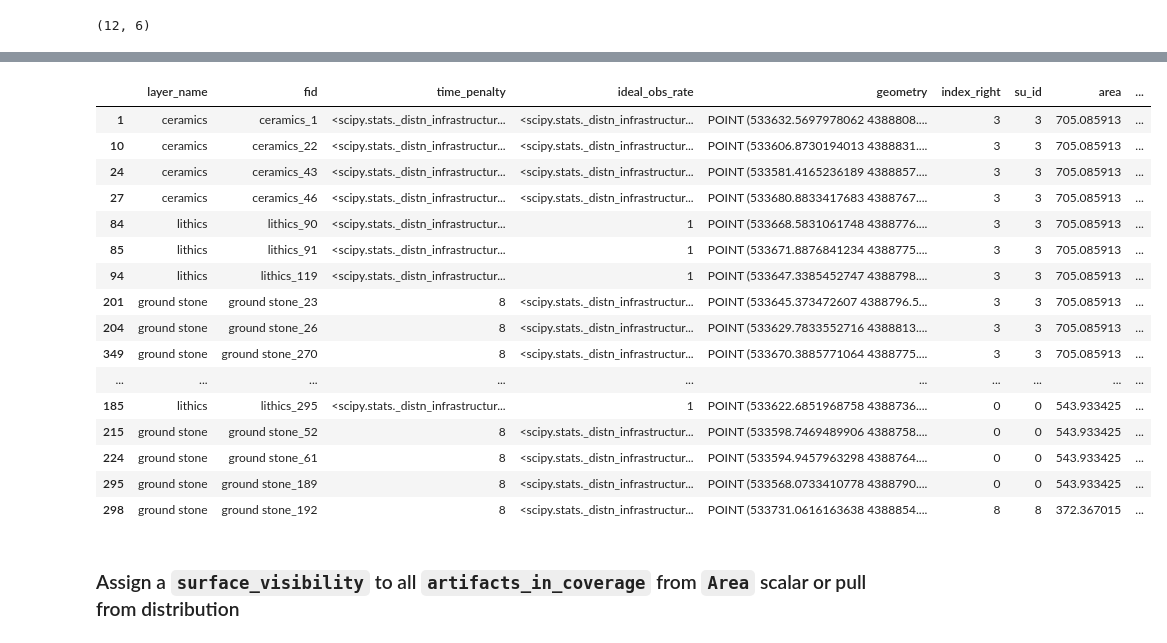
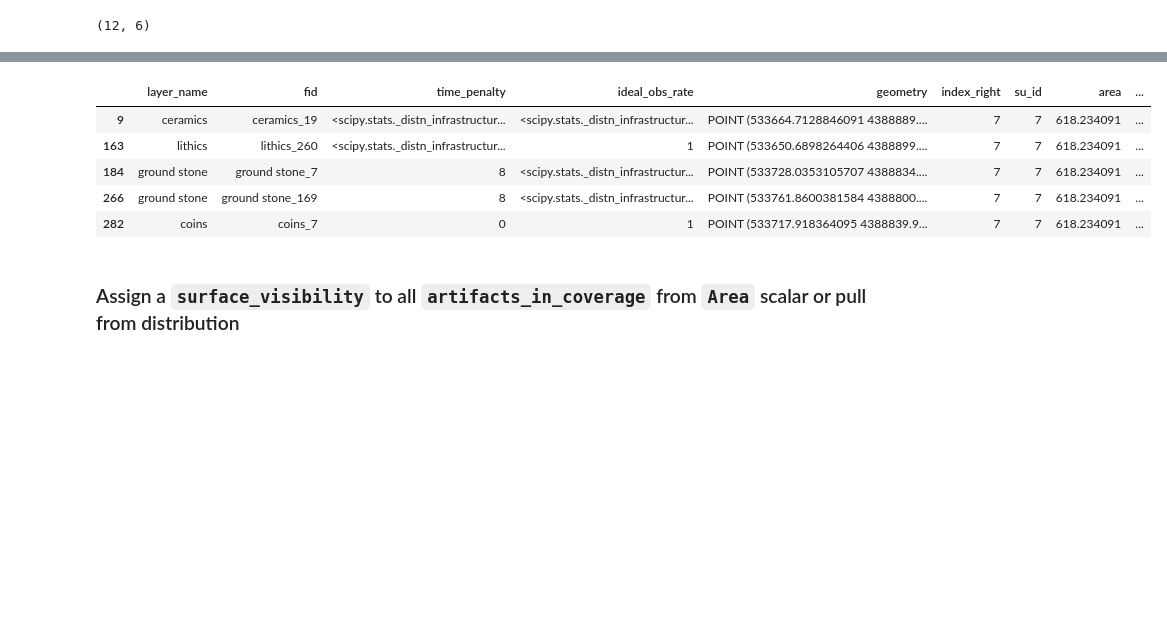
Before and after one commit to deppen8/prospect, a Jupyter notebook: notebooks/simulation_hack_alpha.ipynb, the cells around one changed output, grey strips where cells are left out. Drawn from its saved outputs; the diff is of its cells as text; code cells hidden in the pictures; blank space fills up the shorter version.

```diff
--- a/notebooks/simulation_hack_alpha.ipynb
+++ b/notebooks/simulation_hack_alpha.ipynb
@@ -374,23 +420,12 @@ artifacts_in_coverage.plot(ax=ax, color='green');
 # %%
-artifacts_in_coverage
+artifacts_in_coverage.head()
 # %% [output]
 |  | layer_name | fid | time_penalty | ideal_obs_rate | geometry | index_right | su_id | area | ... |
-| 1 | ceramics | ceramics_1 | <scipy.stats._distn_infrastructur... | <scipy.stats._distn_infrastructur... | POINT (533632.5697978062 4388808.... | 3 | 3 | 705.085913 | ... |
-| 10 | ceramics | ceramics_22 | <scipy.stats._distn_infrastructur... | <scipy.stats._distn_infrastructur... | POINT (533606.8730194013 4388831.... | 3 | 3 | 705.085913 | ... |
-| 24 | ceramics | ceramics_43 | <scipy.stats._distn_infrastructur... | <scipy.stats._distn_infrastructur... | POINT (533581.4165236189 4388857.... | 3 | 3 | 705.085913 | ... |
-| 27 | ceramics | ceramics_46 | <scipy.stats._distn_infrastructur... | <scipy.stats._distn_infrastructur... | POINT (533680.8833417683 4388767.... | 3 | 3 | 705.085913 | ... |
-| 84 | lithics | lithics_90 | <scipy.stats._distn_infrastructur... | 1 | POINT (533668.5831061748 4388776.... | 3 | 3 | 705.085913 | ... |
-| 85 | lithics | lithics_91 | <scipy.stats._distn_infrastructur... | 1 | POINT (533671.8876841234 4388775.... | 3 | 3 | 705.085913 | ... |
-| 94 | lithics | lithics_119 | <scipy.stats._distn_infrastructur... | 1 | POINT (533647.3385452747 4388798.... | 3 | 3 | 705.085913 | ... |
-| 201 | ground stone | ground stone_23 | 8 | <scipy.stats._distn_infrastructur... | POINT (533645.373472607 4388796.5... | 3 | 3 | 705.085913 | ... |
-| 204 | ground stone | ground stone_26 | 8 | <scipy.stats._distn_infrastructur... | POINT (533629.7833552716 4388813.... | 3 | 3 | 705.085913 | ... |
-| 349 | ground stone | ground stone_270 | 8 | <scipy.stats._distn_infrastructur... | POINT (533670.3885771064 4388775.... | 3 | 3 | 705.085913 | ... |
-| ... | ... | ... | ... | ... | ... | ... | ... | ... | ... |
-| 185 | lithics | lithics_295 | <scipy.stats._distn_infrastructur... | 1 | POINT (533622.6851968758 4388736.... | 0 | 0 | 543.933425 | ... |
-| 215 | ground stone | ground stone_52 | 8 | <scipy.stats._distn_infrastructur... | POINT (533598.7469489906 4388758.... | 0 | 0 | 543.933425 | ... |
-| 224 | ground stone | ground stone_61 | 8 | <scipy.stats._distn_infrastructur... | POINT (533594.9457963298 4388764.... | 0 | 0 | 543.933425 | ... |
-| 295 | ground stone | ground stone_189 | 8 | <scipy.stats._distn_infrastructur... | POINT (533568.0733410778 4388790.... | 0 | 0 | 543.933425 | ... |
-| 298 | ground stone | ground stone_192 | 8 | <scipy.stats._distn_infrastructur... | POINT (533731.0616163638 4388854.... | 8 | 8 | 372.367015 | ... |
+| 9 | ceramics | ceramics_19 | <scipy.stats._distn_infrastructur... | <scipy.stats._distn_infrastructur... | POINT (533664.7128846091 4388889.... | 7 | 7 | 618.234091 | ... |
+| 163 | lithics | lithics_260 | <scipy.stats._distn_infrastructur... | 1 | POINT (533650.6898264406 4388899.... | 7 | 7 | 618.234091 | ... |
+| 184 | ground stone | ground stone_7 | 8 | <scipy.stats._distn_infrastructur... | POINT (533728.0353105707 4388834.... | 7 | 7 | 618.234091 | ... |
+| 266 | ground stone | ground stone_169 | 8 | <scipy.stats._distn_infrastructur... | POINT (533761.8600381584 4388800.... | 7 | 7 | 618.234091 | ... |
+| 282 | coins | coins_7 | 0 | 1 | POINT (533717.918364095 4388839.9... | 7 | 7 | 618.234091 | ... |
 # %% [markdown]
 ### Assign a `surface_visibility` to all `artifacts_in_coverage` from `Area` scalar or pull from distribution
 # %%
```
Also changed, not shown: parts of 30 cells of this notebook.
